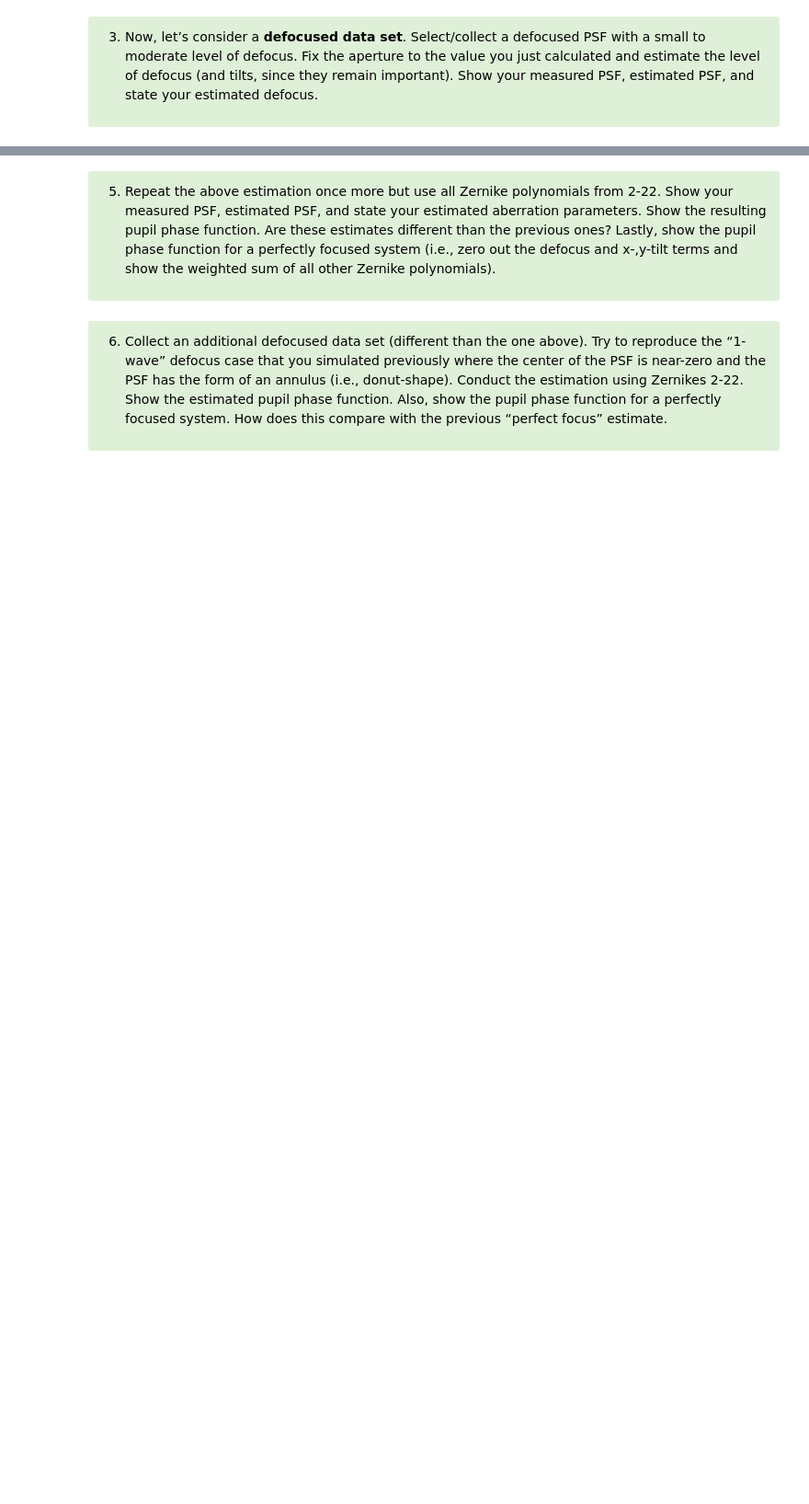
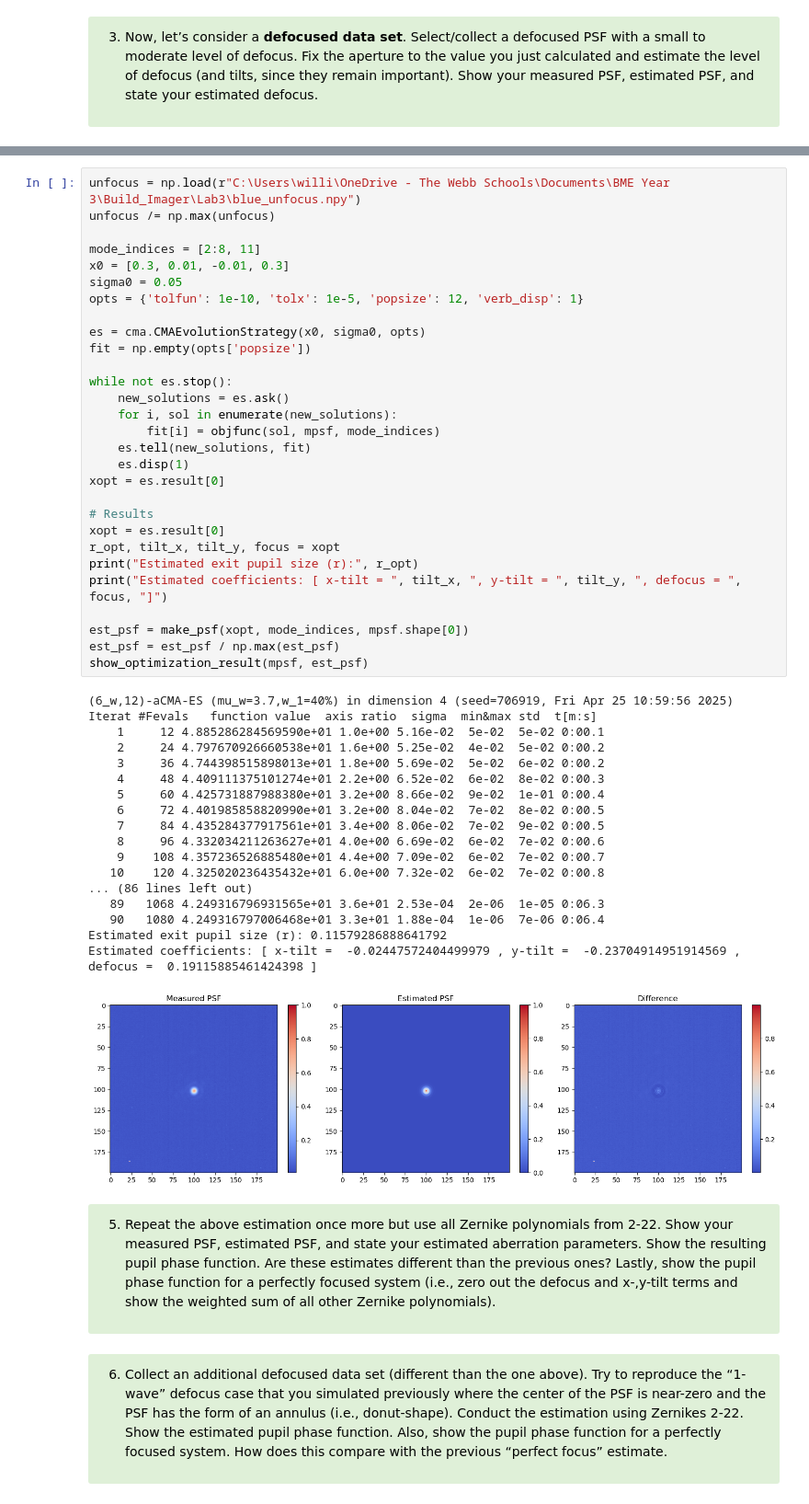
Before and after one commit to lilchromozome/Build_Imager_2025, a Jupyter notebook: Lab4/Lab4 Part2 (Clean).ipynb, the cells around one changed output, grey strips where cells are left out. Shown at 92% size. Saved outputs shown, nothing was run; the diff lists cells and outputs as text; blank space fills up the shorter version.

```diff
--- a/Lab4/Lab4 Part2 (Clean).ipynb
+++ b/Lab4/Lab4 Part2 (Clean).ipynb
@@ -249,5 +366,53 @@ HINTS: This optimization is nonlinear and highly subject to local optima.
 </font>
 </div>
+# %%
+unfocus = np.load(r"C:\Users\willi\OneDrive - The Webb Schools\Documents\BME Year 3\Build_Imager\Lab3\blue_unfocus.npy")
+unfocus /= np.max(unfocus)
+
+mode_indices = [2:8, 11]
+x0 = [0.3, 0.01, -0.01, 0.3]
+sigma0 = 0.05
+opts = {'tolfun': 1e-10, 'tolx': 1e-5, 'popsize': 12, 'verb_disp': 1}
+
+es = cma.CMAEvolutionStrategy(x0, sigma0, opts)
+fit = np.empty(opts['popsize'])
+
+while not es.stop():
+    new_solutions = es.ask()
+    for i, sol in enumerate(new_solutions):
+        fit[i] = objfunc(sol, mpsf, mode_indices)
+    es.tell(new_solutions, fit)
+    es.disp(1)
+xopt = es.result[0]
+
+# Results
+xopt = es.result[0]
+r_opt, tilt_x, tilt_y, focus = xopt
+print("Estimated exit pupil size (r):", r_opt)
+print("Estimated coefficients: [ x-tilt = ", tilt_x, ", y-tilt = ", tilt_y, ", defocus = ", focus, "]")
+
+est_psf = make_psf(xopt, mode_indices, mpsf.shape[0])
+est_psf = est_psf / np.max(est_psf)
+show_optimization_result(mpsf, est_psf)
+# %% [output]
+(6_w,12)-aCMA-ES (mu_w=3.7,w_1=40%) in dimension 4 (seed=706919, Fri Apr 25 10:59:56 2025)
+Iterat #Fevals   function value  axis ratio  sigma  min&max std  t[m:s]
+    1     12 4.885286284569590e+01 1.0e+00 5.16e-02  5e-02  5e-02 0:00.1
+    2     24 4.797670926660538e+01 1.6e+00 5.25e-02  4e-02  5e-02 0:00.2
+    3     36 4.744398515898013e+01 1.8e+00 5.69e-02  5e-02  6e-02 0:00.2
+    4     48 4.409111375101274e+01 2.2e+00 6.52e-02  6e-02  8e-02 0:00.3
+    5     60 4.425731887988380e+01 3.2e+00 8.66e-02  9e-02  1e-01 0:00.4
+    6     72 4.401985858820990e+01 3.2e+00 8.04e-02  7e-02  8e-02 0:00.5
+    7     84 4.435284377917561e+01 3.4e+00 8.06e-02  7e-02  9e-02 0:00.5
+    8     96 4.332034211263627e+01 4.0e+00 6.69e-02  6e-02  7e-02 0:00.6
+    9    108 4.357236526885480e+01 4.4e+00 7.09e-02  6e-02  7e-02 0:00.7
+   10    120 4.325020236435432e+01 6.0e+00 7.32e-02  6e-02  7e-02 0:00.8
+... (86 lines left out)
+   89   1068 4.249316796931565e+01 3.6e+01 2.53e-04  2e-06  1e-05 0:06.3
+   90   1080 4.249316797006468e+01 3.3e+01 1.88e-04  1e-06  7e-06 0:06.4
+Estimated exit pupil size (r): 0.11579286888641792
+Estimated coefficients: [ x-tilt =  -0.02447572404499979 , y-tilt =  -0.23704914951914569 , defocus =  0.19115885461424398 ]
+[figure, added]
 # %% [markdown]
 <div class="alert alert-block alert-success">
 <font color=black>
```
Also changed, not shown: parts of 10 cells of this notebook, 12 other files.
